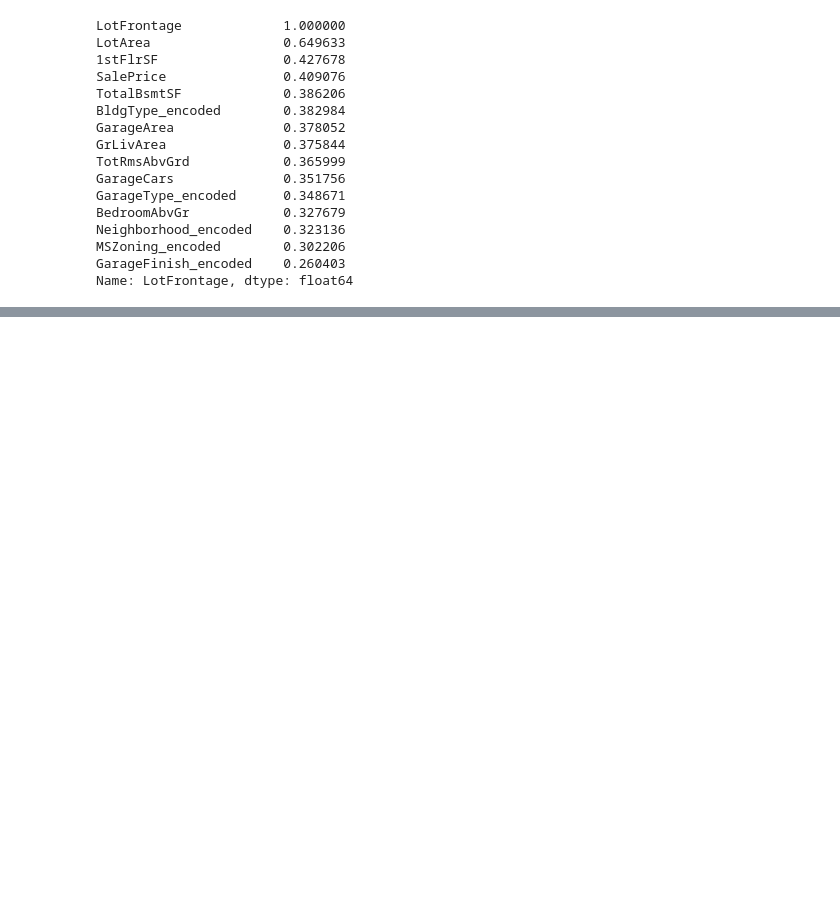
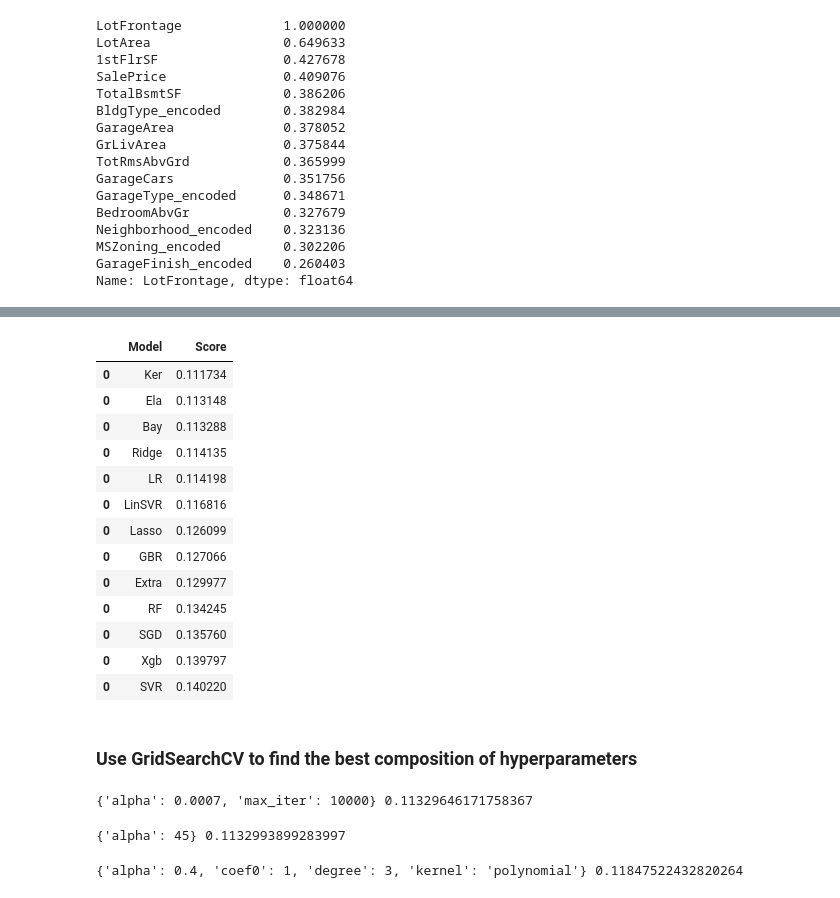
Before and after one commit to chiseanchang0727/kaggle, a Jupyter notebook: House Prices Prediction/house-prices-prediction.ipynb, the cells around one changed output, grey strips where cells are left out. Drawn from its saved outputs; the diff is of its cells as text; code cells hidden in the pictures; blank space fills up the shorter version.

```diff
--- a/House Prices Prediction/house-prices-prediction.ipynb
+++ b/House Prices Prediction/house-prices-prediction.ipynb
@@ -330,0 +603,3 @@ train_copy.groupby
+# %%
+train_x = pca.fit_transform(train_x)
+test_x = pca.transform(test_x)
@@ -330,0 +614,4 @@ train_copy.groupby
+# %%
+def rmse_cv(model, x, y):
+    rmse = np.sqrt(-cross_val_score(model, x, y, scoring='neg_mean_squared_error', cv=5))
+    return rmse
@@ -330,0 +634,35 @@ train_copy.groupby
+# %%
+models = [LinearRegression(),Ridge(),Lasso(alpha=0.01,max_iter=10000),RandomForestRegressor(),GradientBoostingRegressor(),SVR(),LinearSVR(),
+          ElasticNet(alpha=0.001,max_iter=10000),SGDRegressor(max_iter=1000,tol=1e-3),BayesianRidge(),KernelRidge(alpha=0.6, kernel='polynomial', degree=2, coef0=2.5),
+          ExtraTreesRegressor(),XGBRegressor()]
+names = ["LR", "Ridge", "Lasso", "RF", "GBR", "SVR", "LinSVR", "Ela","SGD","Bay","Ker","Extra","Xgb"]
+# %%
+cv_results = pd.DataFrame()
+
+for name, model in zip(names, models):
+    score = rmse_cv(model, train_x, train_y)
+    mean_score = score.mean()
+
+    temp = pd.DataFrame(
+        {'Model': [name], 'Score': [mean_score]}
+    )
+    cv_results = pd.concat([cv_results, temp], axis=0)
+# %%
+cv_results.sort_values('Score')
+# %% [output]
+|  | Model | Score |
+| 0 | Ker | 0.111734 |
+| 0 | Ela | 0.113148 |
+| 0 | Bay | 0.113288 |
+| 0 | Ridge | 0.114135 |
+| 0 | LR | 0.114198 |
+| 0 | LinSVR | 0.116816 |
+| 0 | Lasso | 0.126099 |
+| 0 | GBR | 0.127066 |
+| 0 | Extra | 0.129977 |
+| 0 | RF | 0.134245 |
+| 0 | SGD | 0.135760 |
+| 0 | Xgb | 0.139797 |
+| 0 | SVR | 0.140220 |
+# %% [markdown]
+### Use GridSearchCV to find the best composition of hyperparameters
@@ -330,0 +674,17 @@ train_copy.groupby
+# %%
+params_lasso = {'alpha': [0.0004,0.0005,0.0007,0.0009], 'max_iter':[10000]}
+grid(Lasso(), train_x, train_y, params_lasso)
+# %% [output]
+{'alpha': 0.0007, 'max_iter': 10000} 0.11329646171758367
+# %%
+params_ridge = {'alpha':[35,40,45,50,55,60,65,70,80,90]}
+grid(Ridge(), train_x, train_y, params_ridge)
+# %% [output]
+{'alpha': 45} 0.1132993899283997
+# %%
+params_ker = {'alpha':[0.2,0.3,0.4],
+              'kernel':["polynomial"],
+              'degree':[3],'coef0':[0.8,1]}
+grid(KernelRidge(), train_x, train_y, params_ker)
+# %% [output]
+{'alpha': 0.4, 'coef0': 1, 'degree': 3, 'kernel': 'polynomial'} 0.11847522432820264
```
Also changed, not shown: parts of 64 cells of this notebook.
